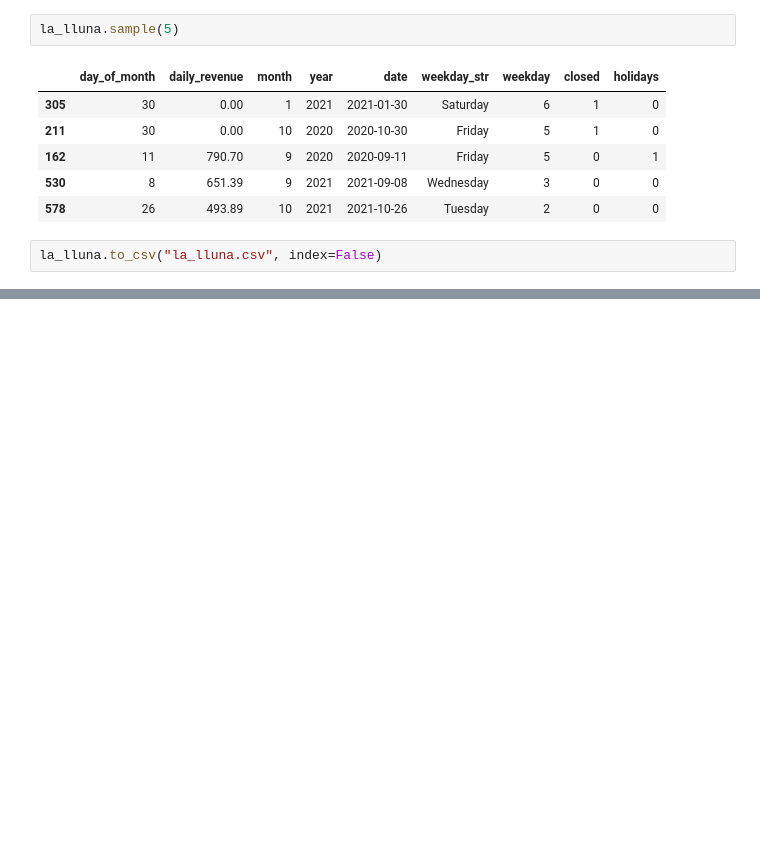
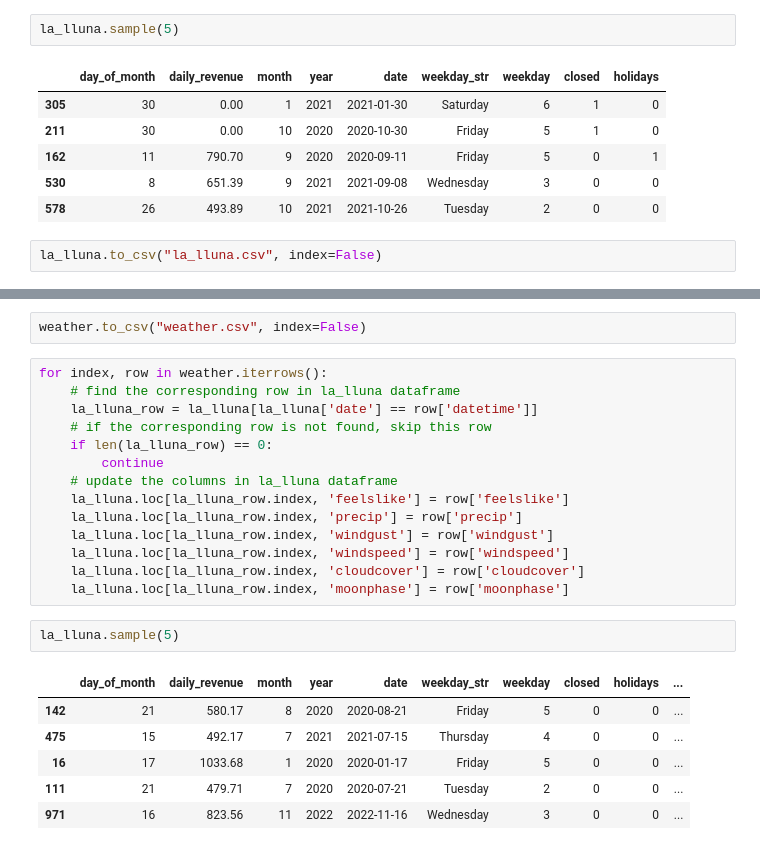
Before and after one commit to germanortola/restaurants-in-Barcelona, a Jupyter notebook: draft_lalluna.ipynb, the cells around one changed output, grey strips where cells are left out. Cells and saved outputs as stored; diff of their text form; blank space fills up the shorter version.

```diff
--- a/draft_lalluna.ipynb
+++ b/draft_lalluna.ipynb
@@ -369,0 +396,25 @@ la_lluna.to_csv("la_lluna.csv", index=False)
+# %%
+weather.to_csv("weather.csv", index=False)
+# %%
+for index, row in weather.iterrows():
+    # find the corresponding row in la_lluna dataframe
+    la_lluna_row = la_lluna[la_lluna['date'] == row['datetime']]
+    # if the corresponding row is not found, skip this row
+    if len(la_lluna_row) == 0:
+        continue
+    # update the columns in la_lluna dataframe
+    la_lluna.loc[la_lluna_row.index, 'feelslike'] = row['feelslike']
+    la_lluna.loc[la_lluna_row.index, 'precip'] = row['precip']
+    la_lluna.loc[la_lluna_row.index, 'windgust'] = row['windgust']
+    la_lluna.loc[la_lluna_row.index, 'windspeed'] = row['windspeed']
+    la_lluna.loc[la_lluna_row.index, 'cloudcover'] = row['cloudcover']
+    la_lluna.loc[la_lluna_row.index, 'moonphase'] = row['moonphase']
+# %%
+la_lluna.sample(5)
+# %% [output]
+|  | day_of_month | daily_revenue | month | year | date | weekday_str | weekday | closed | holidays | ... |
+| 142 | 21 | 580.17 | 8 | 2020 | 2020-08-21 | Friday | 5 | 0 | 0 | ... |
+| 475 | 15 | 492.17 | 7 | 2021 | 2021-07-15 | Thursday | 4 | 0 | 0 | ... |
+| 16 | 17 | 1033.68 | 1 | 2020 | 2020-01-17 | Friday | 5 | 0 | 0 | ... |
+| 111 | 21 | 479.71 | 7 | 2020 | 2020-07-21 | Tuesday | 2 | 0 | 0 | ... |
+| 971 | 16 | 823.56 | 11 | 2022 | 2022-11-16 | Wednesday | 3 | 0 | 0 | ... |
```
Also changed, not shown: parts of 6 cells of this notebook, 2 other files.
